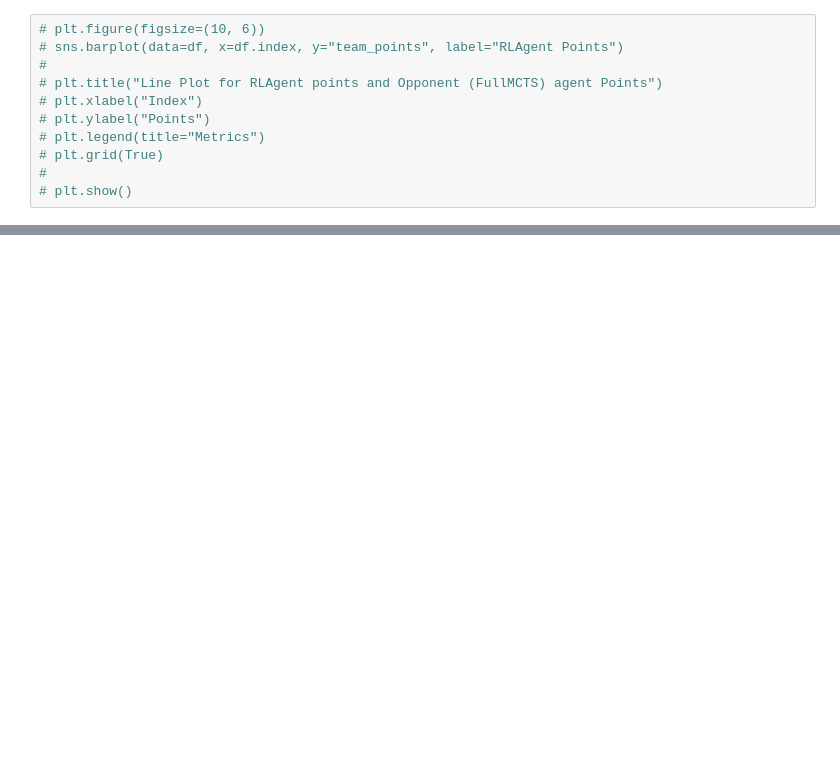
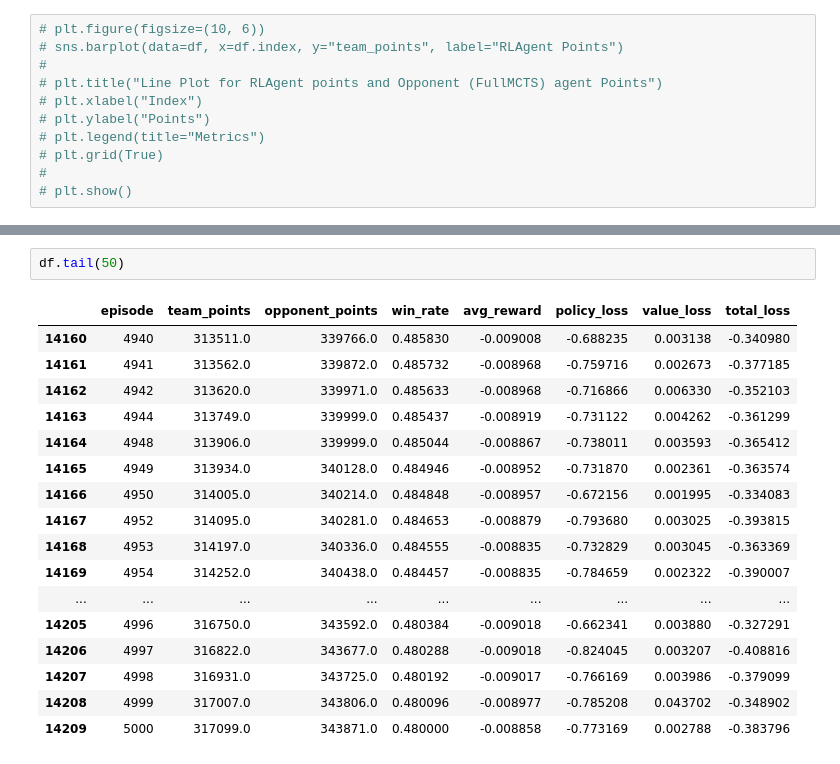
Before and after one commit to d-sbrgr/jassager, a Jupyter notebook: rl_performance_viz.ipynb, the cells around one changed output, grey strips where cells are left out. Drawn from its saved outputs; the diff is of its cells as text; blank space fills up the shorter version.

```diff
--- a/rl_performance_viz.ipynb
+++ b/rl_performance_viz.ipynb
@@ -78,3 +87,23 @@ ValueError: Could not interpret value `win_rate` for `y`. An entry with this nam
+# %%
+df.tail(50)
+# %% [output]
+|  | episode | team_points | opponent_points | win_rate | avg_reward | policy_loss | value_loss | total_loss |
+| 14160 | 4940 | 313511.0 | 339766.0 | 0.485830 | -0.009008 | -0.688235 | 0.003138 | -0.340980 |
+| 14161 | 4941 | 313562.0 | 339872.0 | 0.485732 | -0.008968 | -0.759716 | 0.002673 | -0.377185 |
+| 14162 | 4942 | 313620.0 | 339971.0 | 0.485633 | -0.008968 | -0.716866 | 0.006330 | -0.352103 |
+| 14163 | 4944 | 313749.0 | 339999.0 | 0.485437 | -0.008919 | -0.731122 | 0.004262 | -0.361299 |
+| 14164 | 4948 | 313906.0 | 339999.0 | 0.485044 | -0.008867 | -0.738011 | 0.003593 | -0.365412 |
+| 14165 | 4949 | 313934.0 | 340128.0 | 0.484946 | -0.008952 | -0.731870 | 0.002361 | -0.363574 |
+| 14166 | 4950 | 314005.0 | 340214.0 | 0.484848 | -0.008957 | -0.672156 | 0.001995 | -0.334083 |
+| 14167 | 4952 | 314095.0 | 340281.0 | 0.484653 | -0.008879 | -0.793680 | 0.003025 | -0.393815 |
+| 14168 | 4953 | 314197.0 | 340336.0 | 0.484555 | -0.008835 | -0.732829 | 0.003045 | -0.363369 |
+| 14169 | 4954 | 314252.0 | 340438.0 | 0.484457 | -0.008835 | -0.784659 | 0.002322 | -0.390007 |
+| ... | ... | ... | ... | ... | ... | ... | ... | ... |
+| 14205 | 4996 | 316750.0 | 343592.0 | 0.480384 | -0.009018 | -0.662341 | 0.003880 | -0.327291 |
+| 14206 | 4997 | 316822.0 | 343677.0 | 0.480288 | -0.009018 | -0.824045 | 0.003207 | -0.408816 |
+| 14207 | 4998 | 316931.0 | 343725.0 | 0.480192 | -0.009017 | -0.766169 | 0.003986 | -0.379099 |
+| 14208 | 4999 | 317007.0 | 343806.0 | 0.480096 | -0.008977 | -0.785208 | 0.043702 | -0.348902 |
+| 14209 | 5000 | 317099.0 | 343871.0 | 0.480000 | -0.008858 | -0.773169 | 0.002788 | -0.383796 |
 # %%
 plt.figure(figsize=(10, 6))
 sns.lineplot(data=df, x=df.index, y="avg_reward")
```
Also changed, not shown: parts of 11 cells of this notebook, 38 other files.
